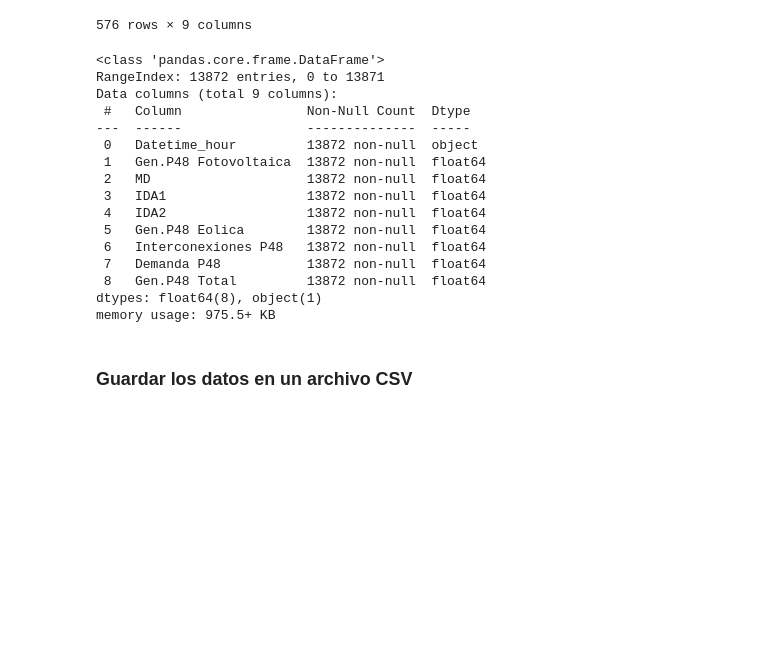
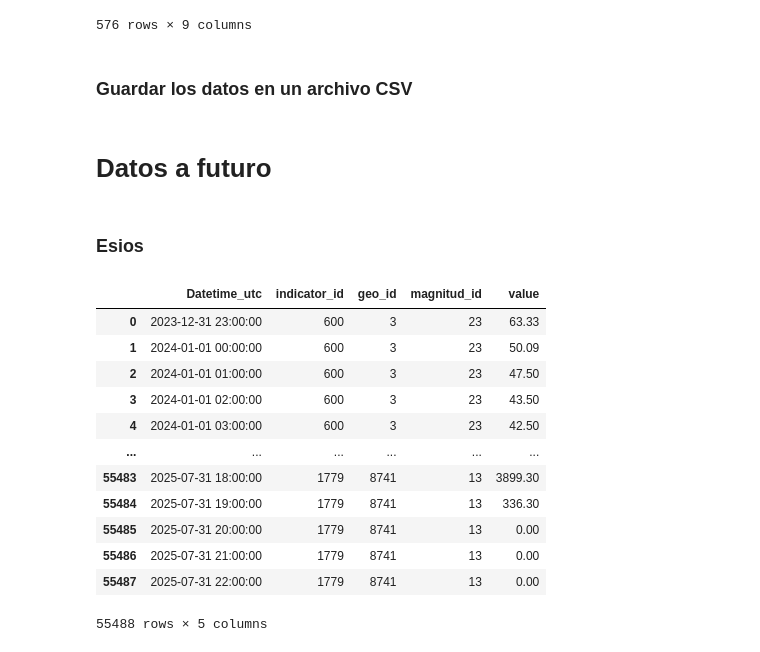
Before and after one commit to JaimeNavs9/proyecto_prediccion_MD, a Jupyter notebook: preparacion_datos.ipynb, the cells around one changed output. Cells and saved outputs as stored; diff of their text form; code cells hidden in the pictures; blank space fills up the shorter version.

Commit message:
datos con omie y mejoras de visualizacion en modelo a futuro

```diff
--- a/preparacion_datos.ipynb
+++ b/preparacion_datos.ipynb
@@ -174,26 +177,38 @@ df_final['IDA2'] = np.where(
     np.where(df_final['IDA1'].isnull(), df_final['MD'], df_final['IDA1']),
     df_final['IDA2']
 )
-# %%
-df_final.info()
-# %% [output]
-<class 'pandas.core.frame.DataFrame'>
-RangeIndex: 13872 entries, 0 to 13871
-Data columns (total 9 columns):
- #   Column                Non-Null Count  Dtype
----  ------                --------------  -----
- 0   Datetime_hour         13872 non-null  object
- 1   Gen.P48 Fotovoltaica  13872 non-null  float64
- 2   MD                    13872 non-null  float64
- 3   IDA1                  13872 non-null  float64
- 4   IDA2                  13872 non-null  float64
- 5   Gen.P48 Eolica        13872 non-null  float64
- 6   Interconexiones P48   13872 non-null  float64
- 7   Demanda P48           13872 non-null  float64
- 8   Gen.P48 Total         13872 non-null  float64
-dtypes: float64(8), object(1)
-memory usage: 975.5+ KB
 # %% [markdown]
 ### Guardar los datos en un archivo CSV
 # %%
 df_final.to_csv('data_training/esios_data_modelo_dl.csv', index=False)
+# %% [markdown]
+# Datos a futuro
+# %% [markdown]
+### Esios
+# %%
+start_date = datetime(2024, 1, 1)
+end_date = datetime(2025, 8, 1)
+indicator_id_dict = {
+    1775: 'Demanda',
+    1777: 'Gen.Eolica',
+    1779: 'Gen.Fotovoltaica',
+    600: 'MD'
+}
+
+indicator_ids = list(indicator_id_dict.keys())
+df = get_df_indicadores_raw(start_date, end_date, indicator_ids)
+df
+# %% [output]
+|  | Datetime_utc | indicator_id | geo_id | magnitud_id | value |
+| 0 | 2023-12-31 23:00:00 | 600 | 3 | 23 | 63.33 |
+| 1 | 2024-01-01 00:00:00 | 600 | 3 | 23 | 50.09 |
+| 2 | 2024-01-01 01:00:00 | 600 | 3 | 23 | 47.50 |
+| 3 | 2024-01-01 02:00:00 | 600 | 3 | 23 | 43.50 |
+| 4 | 2024-01-01 03:00:00 | 600 | 3 | 23 | 42.50 |
+| ... | ... | ... | ... | ... | ... |
+| 55483 | 2025-07-31 18:00:00 | 1779 | 8741 | 13 | 3899.30 |
+| 55484 | 2025-07-31 19:00:00 | 1779 | 8741 | 13 | 336.30 |
+| 55485 | 2025-07-31 20:00:00 | 1779 | 8741 | 13 | 0.00 |
+| 55486 | 2025-07-31 21:00:00 | 1779 | 8741 | 13 | 0.00 |
+| 55487 | 2025-07-31 22:00:00 | 1779 | 8741 | 13 | 0.00 |
+55488 rows × 5 columns
```
Also changed, not shown: parts of 13 cells of this notebook, 4 other files.
